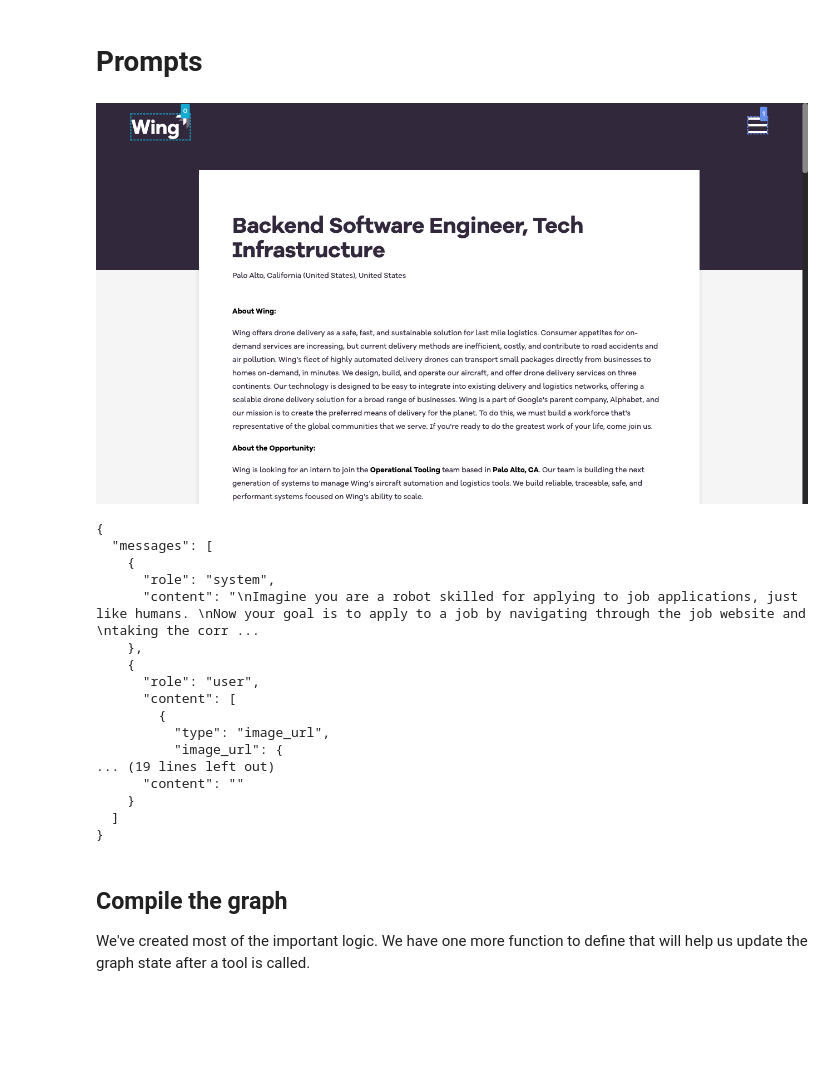
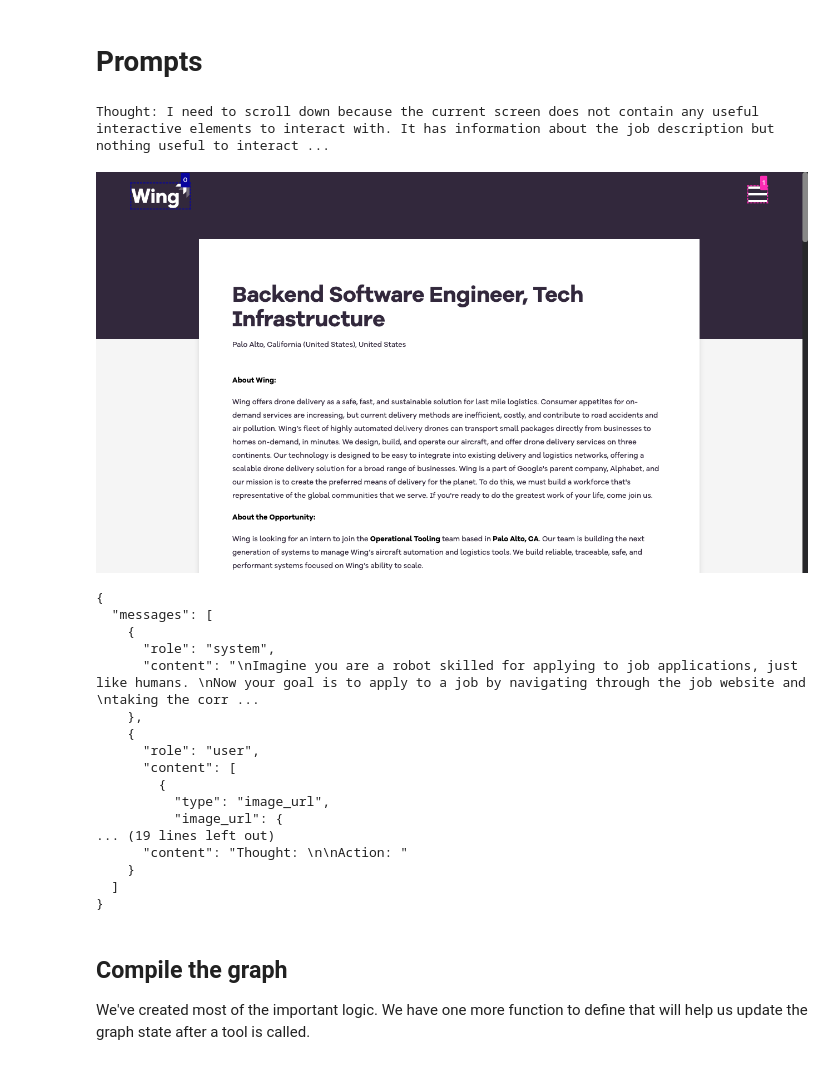
Before and after one commit to tawsifkamal/thunder-apply, a Jupyter notebook: web_voyager_copy.ipynb, the cells around one changed output. Saved outputs shown, nothing was run; the diff lists cells and outputs as text; code cells hidden in the pictures; blank space fills up the shorter version.

```diff
--- a/web_voyager_copy.ipynb
+++ b/web_voyager_copy.ipynb
@@ -512,10 +524,15 @@ resume = json.load(open("./profile.json"))
 # %%
 state = {
   "page": page,
-  "input": "please apply to this job.",
+  "input": "please apply to this job by completing the entire application given my resume and profile.",
   "resume": resume,
   "scratchpad": [],
 }
+# %%
+file = json.load(open("dataset.json"))
+print(file['messages'][-1]['content'])
+# %% [output]
+Thought: I need to scroll down because the current screen does not contain any useful interactive elements to interact with. It has information about the job description but nothing useful to interact ...
 # %%
 import sys
 import os
@@ -558,37 +575,53 @@ async def capture_and_label(state):
         sys.stderr.close()
         sys.stderr = original_stderr
 
     # Display the image
     display.display(display.Image(base64.b64decode(values['img'])))
 
     # Prompt the user for a label
-    label = input("Enter a label for the screenshot: ")
+        # Prompt the user for Thought and Action
+    thought_input = input("Enter your thought: ")
+    action_input = input("Enter your action: ")
+
+    # Combine Thought and Action into a single string
+    label = f"Thought: {thought_input}\n\nAction: {action_input}"
 
     # Convert the messages
     json_format = {
         "messages": convert_messages_to_json(values["finalized_prompt"].messages) + [{"role": "assistant", "content": label}]
     }
 
     # Convert to JSONL format
-    jsonl_string = json.dumps(json_format, indent=2)
+    json_string = json.dumps(json_format, indent=2)
+    jsonl_string = json.dumps(json_format)
 
     # Print or save the JSONL string
-    print(jsonl_string)
+    print(json_string)
 
     # Optionally, save to a file
     with open("dataset.jsonl", "a") as f:
         f.write(jsonl_string + "\n")
+
+    json_file_path = "dataset_test.json"
+    if os.path.exists(json_file_path) and os.path.getsize(json_file_path) > 0:
+        with open(json_file_path, "r+") as f:
+            f.seek(0, os.SEEK_END)  # Move to the end of the file
+            f.seek(f.tell() - 1, os.SEEK_SET)  # Move back one character to overwrite the closing bracket
+            f.write(",\n" + json.dumps(json_format, indent=2) + "\n]")
+    else:
+        with open(json_file_path, "w") as f:
+            f.write("[\n" + json.dumps(json_format, indent=2) + "\n]")
 
 # Example usage
 state = {
   "page": page,
   "input": "please apply to this job.",
   "resume": resume,
   "scratchpad": [],
 }
 test = await capture_and_label(state)
 # %% [output]
-[figure, old version]
+[figure, new version]
 {
   "messages": [
     {
@@ -602,7 +635,7 @@ test = await capture_and_label(state)
           "type": "image_url",
           "image_url": {
 ... (19 lines left out)
-      "content": ""
+      "content": "Thought: \n\nAction: "
     }
   ]
 }
```
Also changed, not shown: parts of 2 cells of this notebook, 3 other files.
